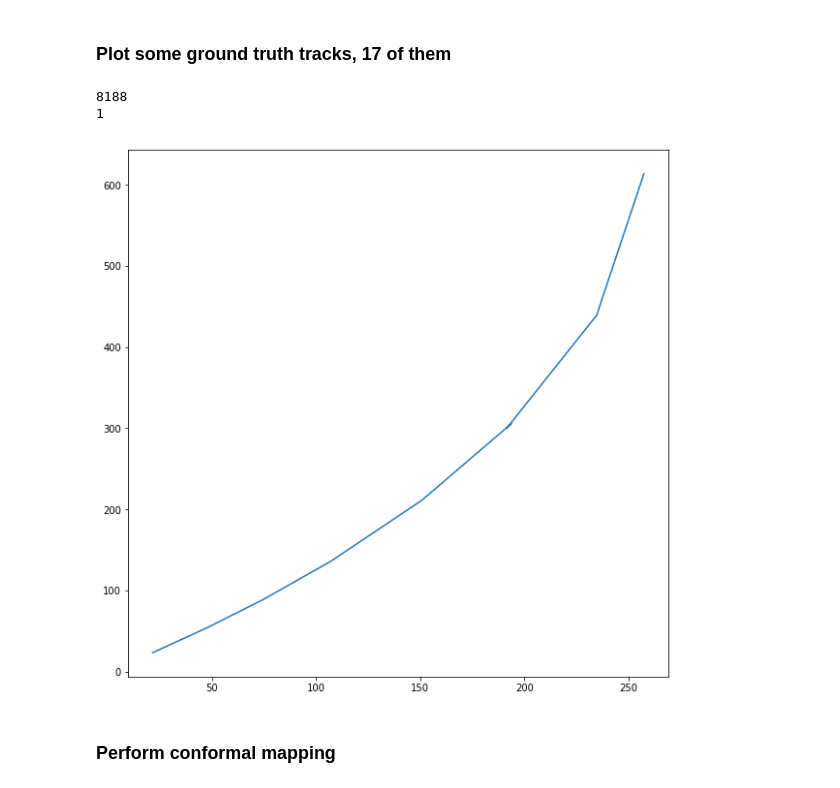
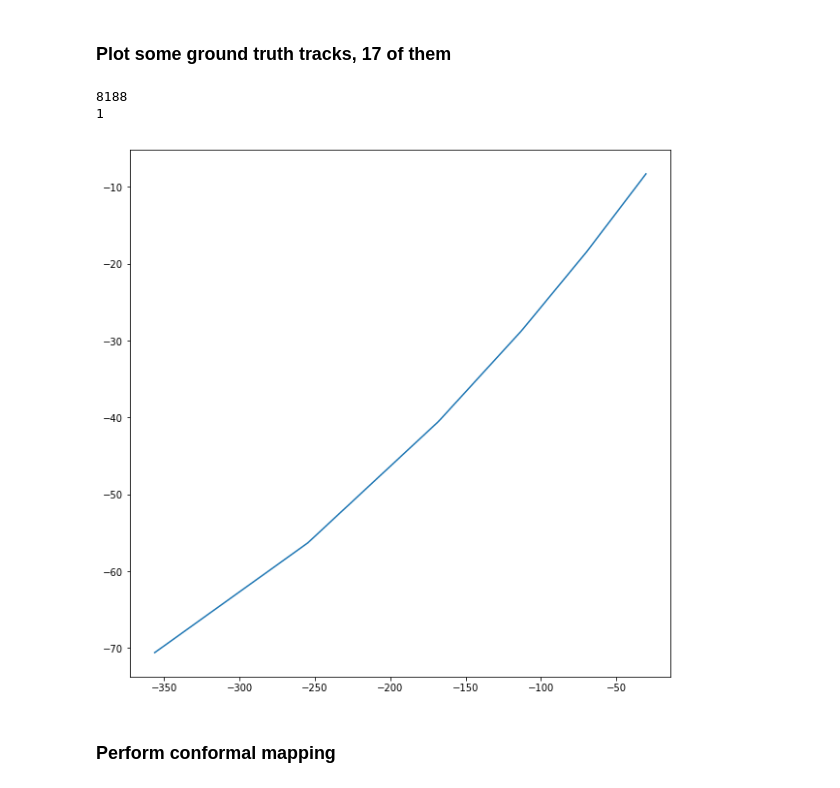
Before and after one commit to MaxHolmberg96/track-estimation-ML, a Jupyter notebook: houghTransform.ipynb, the cells around one changed output. Saved outputs shown, nothing was run; the diff lists cells and outputs as text; code cells hidden in the pictures.

```diff
--- a/houghTransform.ipynb
+++ b/houghTransform.ipynb
@@ -42,24 +37,25 @@ selected_truth = truth.iloc[selected_indices]
 # %%
 plt.figure(figsize=(10,10))
 ax = plt.axes()
 # Separate the tracks
 tracks = selected_truth.particle_id.unique()[1::100]
-tracks = [tracks[44]]
+#tracks = [tracks[i] for i in range(30, 31)]
+tracks = [tracks[35]]
 print(len(selected_truth.particle_id.unique()))
 print(len(tracks))
 for track in tracks:
     # A value of 0 means that the hit did not originate
     # from a reconstructible particle, but e.g. from detector noise.
     if track == 0:
         continue
     t = selected_truth[selected_truth.particle_id == track]
     ax.plot(t.tx, t.ty)
 
 plt.show()
 # %% [output]
 8188
 1
-[figure, old version]
+[figure, new version]
 # %% [markdown]
 ### Perform conformal mapping
 # %%
```
Also changed, not shown: parts of 11 cells of this notebook, 2 other files.
